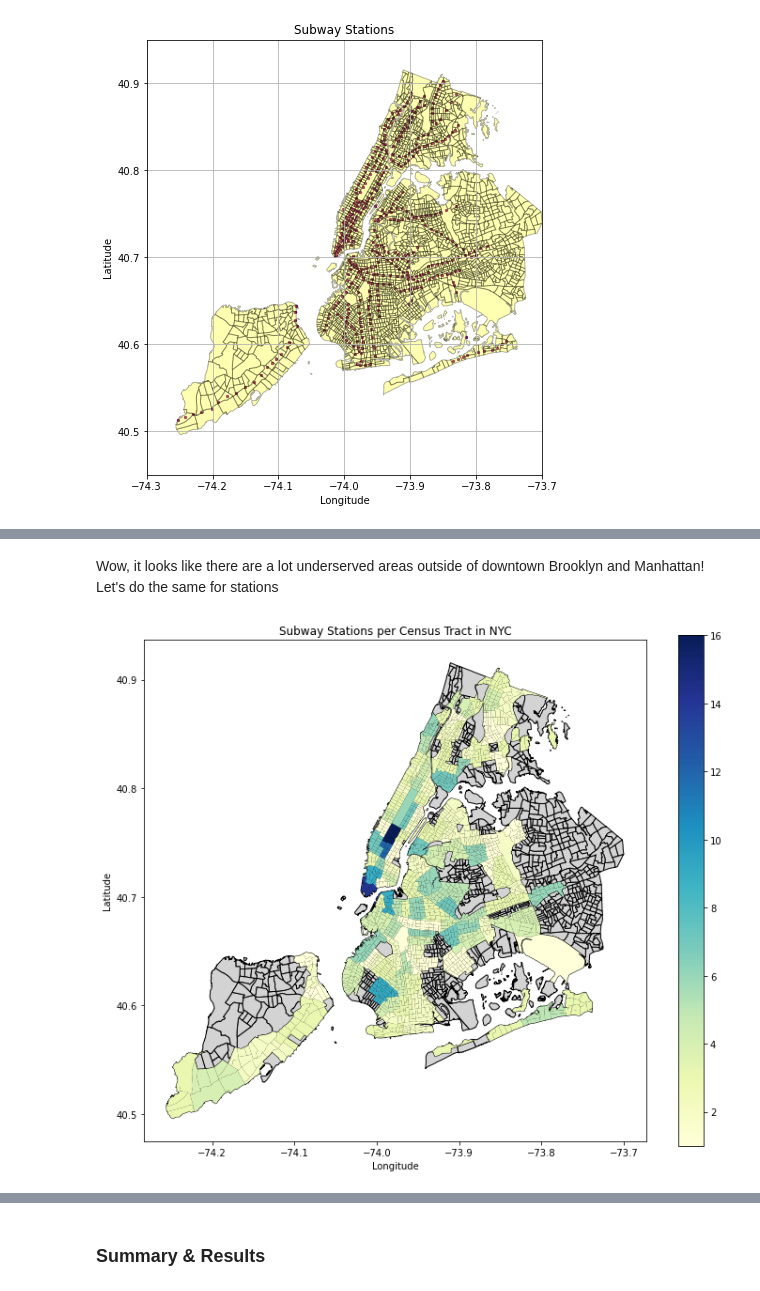
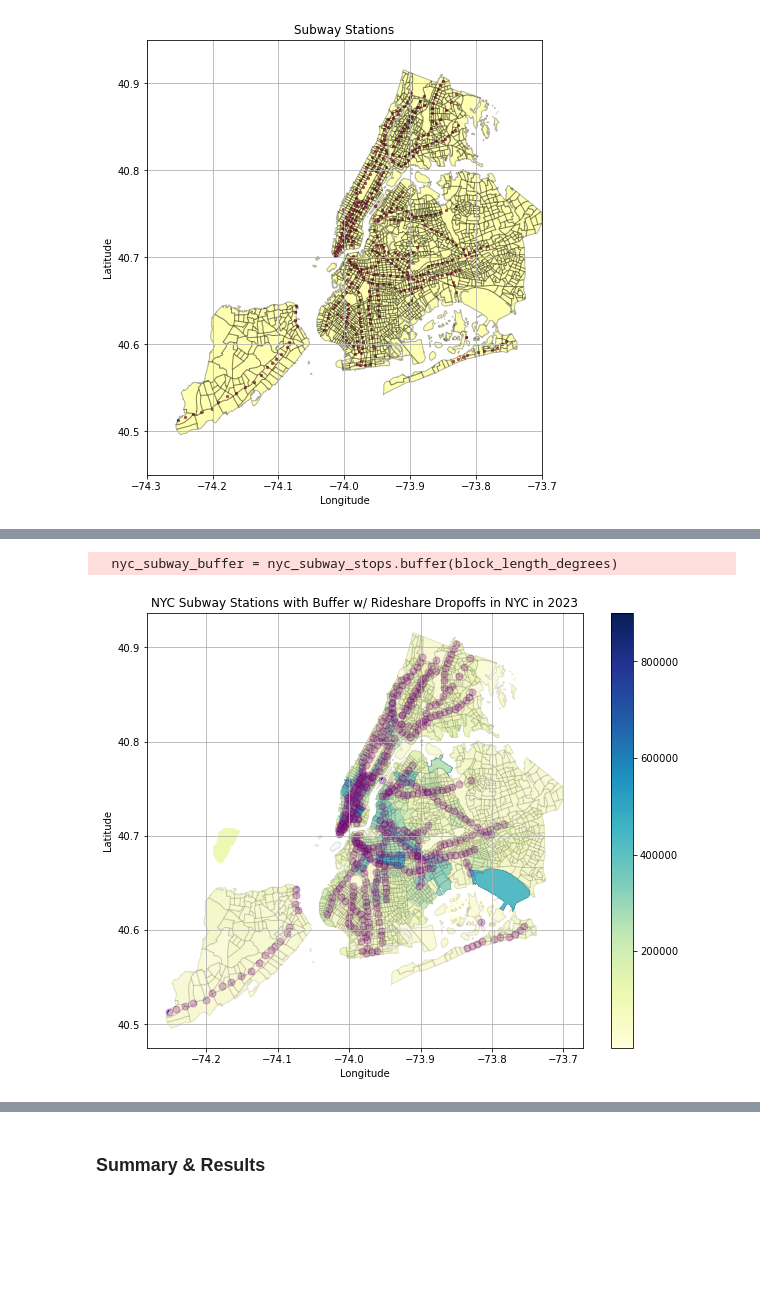
Before and after one commit to natdosan/causal-analysis-nyc-transit, a Jupyter notebook: final_project_031824.ipynb, the cells around one changed output, grey strips where cells are left out. Drawn from its saved outputs; the diff is of its cells as text; code cells hidden in the pictures; blank space fills up the shorter version.

```diff
--- a/final_project_031824.ipynb
+++ b/final_project_031824.ipynb
@@ -230,21 +165,19 @@ plt.show()
-# %% [markdown]
-Wow, it looks like there are a lot underserved areas outside of downtown Brooklyn and Manhattan! Let's do the same for stations
-# %%
-# 1. Perform spatial join
-subway_stations_with_tracts = gpd.sjoin(gpd.GeoDataFrame(nyc_subway_stops), nyc_boundaries, how='inner', predicate='intersects')
-
-# 2. Aggregate by census tract
-subway_station_counts = subway_stations_with_tracts.groupby('NTA2020').size().reset_index(name='subway_station_count')
-
-# 3. Merge aggregated counts back into nyc_boundaries
-nyc_boundaries_with_subway_counts = pd.merge(nyc_boundaries, subway_station_counts, on='NTA2020', how='left')
-
-fig, ax = plt.subplots(figsize=(12, 10))
-nyc_boundaries.plot(ax=ax, color='lightgray', edgecolor='black')
-nyc_boundaries_with_subway_counts.plot(ax=ax, column='subway_station_count', cmap='YlGnBu', figsize=(10, 8), legend=True)
-plt.title('Subway Stations per Census Tract in NYC')
-plt.xlabel('Longitude')
-plt.ylabel('Latitude')
-plt.show()
-# %% [output]
-[figure, removed]
+# %%
+# Buffer around NYC subway stations
+nyc_subway_buffer = nyc_subway_stops.buffer(block_length_degrees)
+nyc_subway_stops['buffer'] = nyc_subway_buffer
+
+# create map object: plot metro stop buffers
+map1 = nyc_subway_stops['buffer'].plot(color='blue', alpha=1, figsize=(10, 8))
+uber_lyft_dropoffs.plot(ax=map1, column='count_', cmap='YlGnBu', figsize=(10, 8), legend=True)
+nyc_subway_stops.plot(ax=map1, marker='o', color='purple', markersize=50, alpha = .3)
+nyc_boundaries.plot(ax=map1, color='lightgray', alpha = .1, edgecolor='black')
+
+plt.title('NYC Subway Stations with Buffer w/ Rideshare Dropoffs in NYC in 2023')
+plt.xlabel('Longitude')
+plt.ylabel('Latitude')
+plt.grid(True)
+plt.show()
+# %% [output]
+  nyc_subway_buffer = nyc_subway_stops.buffer(block_length_degrees)
+[figure, added]
```
Also changed, not shown: parts of 24 cells of this notebook.
